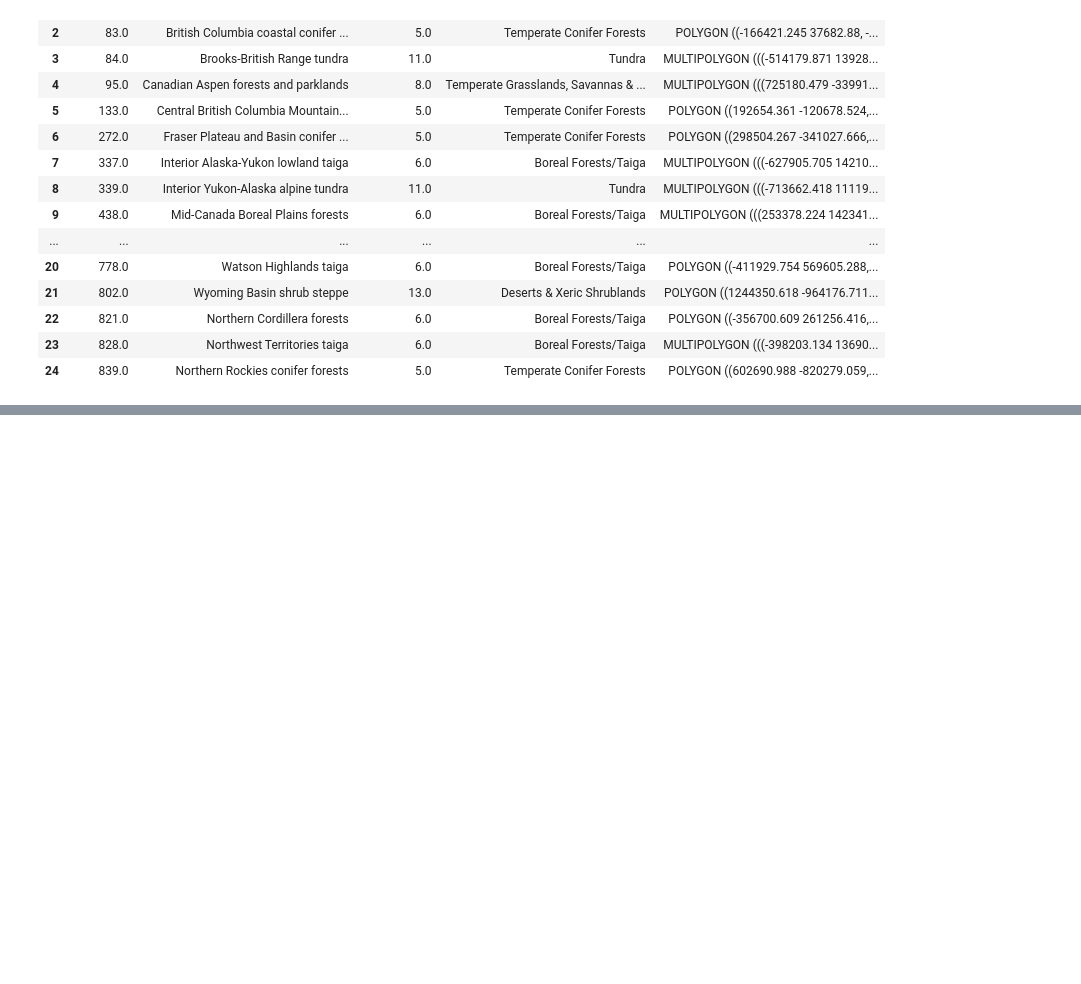
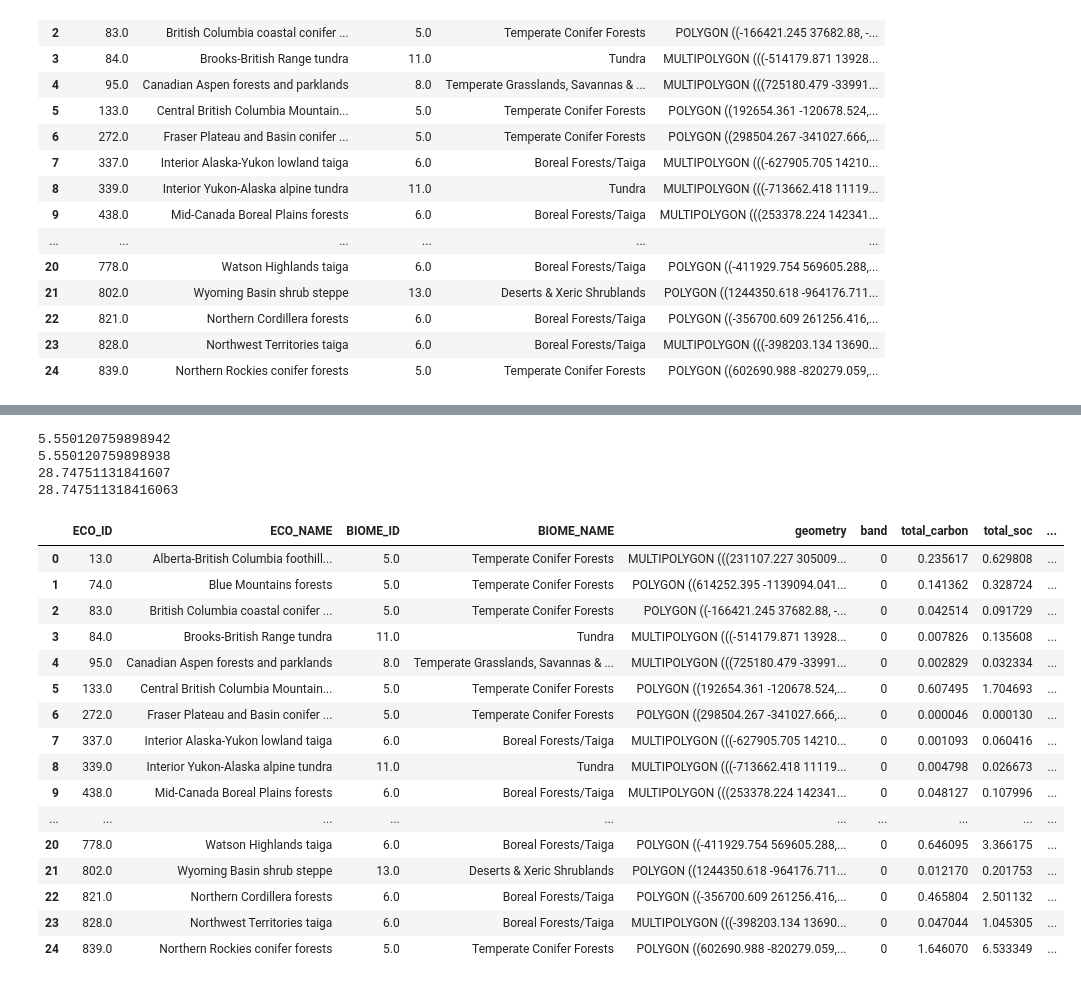
Before and after one commit to bermane/y2y-carbon, a Jupyter notebook: calculate_carbon_stock_zonal_stats.ipynb, the cells around one changed output, grey strips where cells are left out. Cells and saved outputs as stored; diff of their text form; code cells hidden in the pictures; blank space fills up the shorter version.

```diff
--- a/calculate_carbon_stock_zonal_stats.ipynb
+++ b/calculate_carbon_stock_zonal_stats.ipynb
@@ -128,0 +188,39 @@ np.float64(4.795529070312132)
+# %%
+# calculate average carbon density by ecoregion
+avg_c_eco = grouped_eco_avg.mean().rename(
+        {'carbon_t_ha': 'avg_carbon_density',
+         'soc_t_ha': 'avg_soc_density'}
+        )
+
+# calculate average carbon density by biome
+avg_c_biome = grouped_biome_avg.mean().rename(
+        {'carbon_t_ha': 'avg_carbon_density',
+         'soc_t_ha': 'avg_soc_density'}
+        )
+# %%
+# merge zonal stats
+stats_eco = xarray.merge([total_c_eco, avg_c_eco]).to_dataframe()
+stats_biome = xarray.merge([total_c_biome, avg_c_biome]).to_dataframe()
+# %%
+# drop band index
+stats_eco.reset_index(inplace=True)
+stats_biome.reset_index(inplace=True)
+
+# # set ECO_ID to ECO_NAME map
+# eco_map = dict(zip(eco['ECO_ID'], eco['ECO_NAME']))
+
+# # set BIOME_ID to BIOME_NAME map
+# biome_map = dict(zip(eco['BIOME_ID'], eco['BIOME_NAME']))
+
+# # replace ECO_ID with ECO_NAME
+# stats_eco.rename(index=eco_map, inplace=True)
+
+# # replace BIOME_ID with BIOME_NAME
+# stats_biome.rename(index=biome_map, inplace=True)
+
+# change tonnes carbon to Pg carbon
+stats_eco['total_carbon'] /= 1e+09
+stats_eco['total_soc'] /= 1e+09
+stats_biome['total_carbon'] /= 1e+09
+stats_biome['total_soc'] /= 1e+09
+stats_eco
@@ -128,0 +254,33 @@ np.float64(4.795529070312132)
+# %%
+# total carbon stored (+sanity check should be equal across tables)
+print(stats_eco['total_carbon'].sum())
+print(stats_biome['total_carbon'].sum())
+print(stats_eco['total_soc'].sum())
+print(stats_biome['total_soc'].sum())
+# %% [output]
+5.550120759898942
+5.550120759898938
+28.74751131841607
+28.747511318416063
+# %%
+# add ecoregion stats to vector data
+ecoregions = eco.merge(stats_eco, on='ECO_ID')
+ecoregions
+# %% [output]
+|  | ECO_ID | ECO_NAME | BIOME_ID | BIOME_NAME | geometry | band | total_carbon | total_soc | ... |
+| 0 | 13.0 | Alberta-British Columbia foothill... | 5.0 | Temperate Conifer Forests | MULTIPOLYGON (((231107.227 305009... | 0 | 0.235617 | 0.629808 | ... |
+| 1 | 74.0 | Blue Mountains forests | 5.0 | Temperate Conifer Forests | POLYGON ((614252.395 -1139094.041... | 0 | 0.141362 | 0.328724 | ... |
+| 2 | 83.0 | British Columbia coastal conifer ... | 5.0 | Temperate Conifer Forests | POLYGON ((-166421.245 37682.88, -... | 0 | 0.042514 | 0.091729 | ... |
+| 3 | 84.0 | Brooks-British Range tundra | 11.0 | Tundra | MULTIPOLYGON (((-514179.871 13928... | 0 | 0.007826 | 0.135608 | ... |
+| 4 | 95.0 | Canadian Aspen forests and parklands | 8.0 | Temperate Grasslands, Savannas & ... | MULTIPOLYGON (((725180.479 -33991... | 0 | 0.002829 | 0.032334 | ... |
+| 5 | 133.0 | Central British Columbia Mountain... | 5.0 | Temperate Conifer Forests | POLYGON ((192654.361 -120678.524,... | 0 | 0.607495 | 1.704693 | ... |
+| 6 | 272.0 | Fraser Plateau and Basin conifer ... | 5.0 | Temperate Conifer Forests | POLYGON ((298504.267 -341027.666,... | 0 | 0.000046 | 0.000130 | ... |
+| 7 | 337.0 | Interior Alaska-Yukon lowland taiga | 6.0 | Boreal Forests/Taiga | MULTIPOLYGON (((-627905.705 14210... | 0 | 0.001093 | 0.060416 | ... |
+| 8 | 339.0 | Interior Yukon-Alaska alpine tundra | 11.0 | Tundra | MULTIPOLYGON (((-713662.418 11119... | 0 | 0.004798 | 0.026673 | ... |
+| 9 | 438.0 | Mid-Canada Boreal Plains forests | 6.0 | Boreal Forests/Taiga | MULTIPOLYGON (((253378.224 142341... | 0 | 0.048127 | 0.107996 | ... |
+| ... | ... | ... | ... | ... | ... | ... | ... | ... | ... |
+| 20 | 778.0 | Watson Highlands taiga | 6.0 | Boreal Forests/Taiga | POLYGON ((-411929.754 569605.288,... | 0 | 0.646095 | 3.366175 | ... |
+| 21 | 802.0 | Wyoming Basin shrub steppe | 13.0 | Deserts & Xeric Shrublands | POLYGON ((1244350.618 -964176.711... | 0 | 0.012170 | 0.201753 | ... |
+| 22 | 821.0 | Northern Cordillera forests | 6.0 | Boreal Forests/Taiga | POLYGON ((-356700.609 261256.416,... | 0 | 0.465804 | 2.501132 | ... |
+| 23 | 828.0 | Northwest Territories taiga | 6.0 | Boreal Forests/Taiga | MULTIPOLYGON (((-398203.134 13690... | 0 | 0.047044 | 1.045305 | ... |
+| 24 | 839.0 | Northern Rockies conifer forests | 5.0 | Temperate Conifer Forests | POLYGON ((602690.988 -820279.059,... | 0 | 1.646070 | 6.533349 | ... |
```
Also changed, not shown: parts of 18 cells of this notebook, 1 other file.
